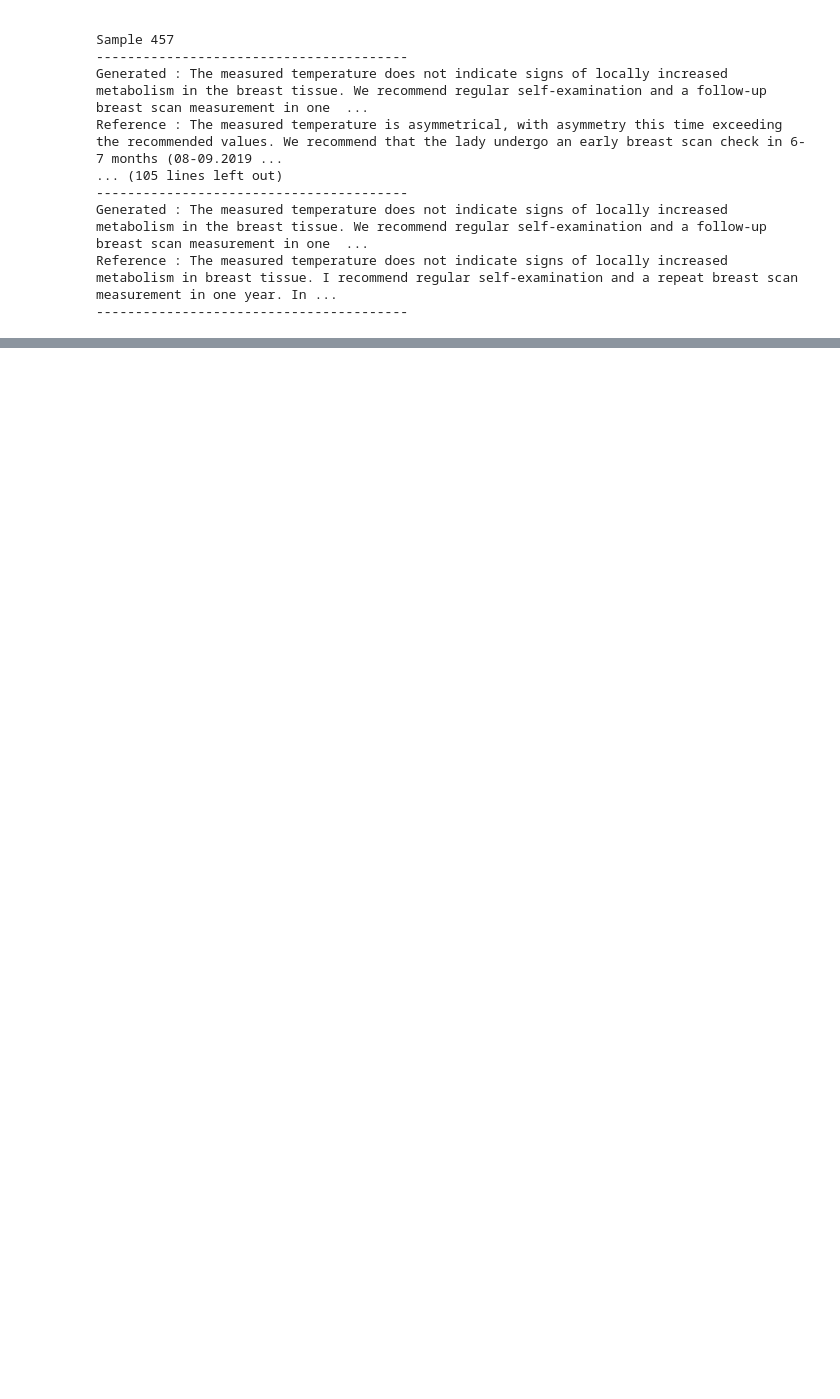
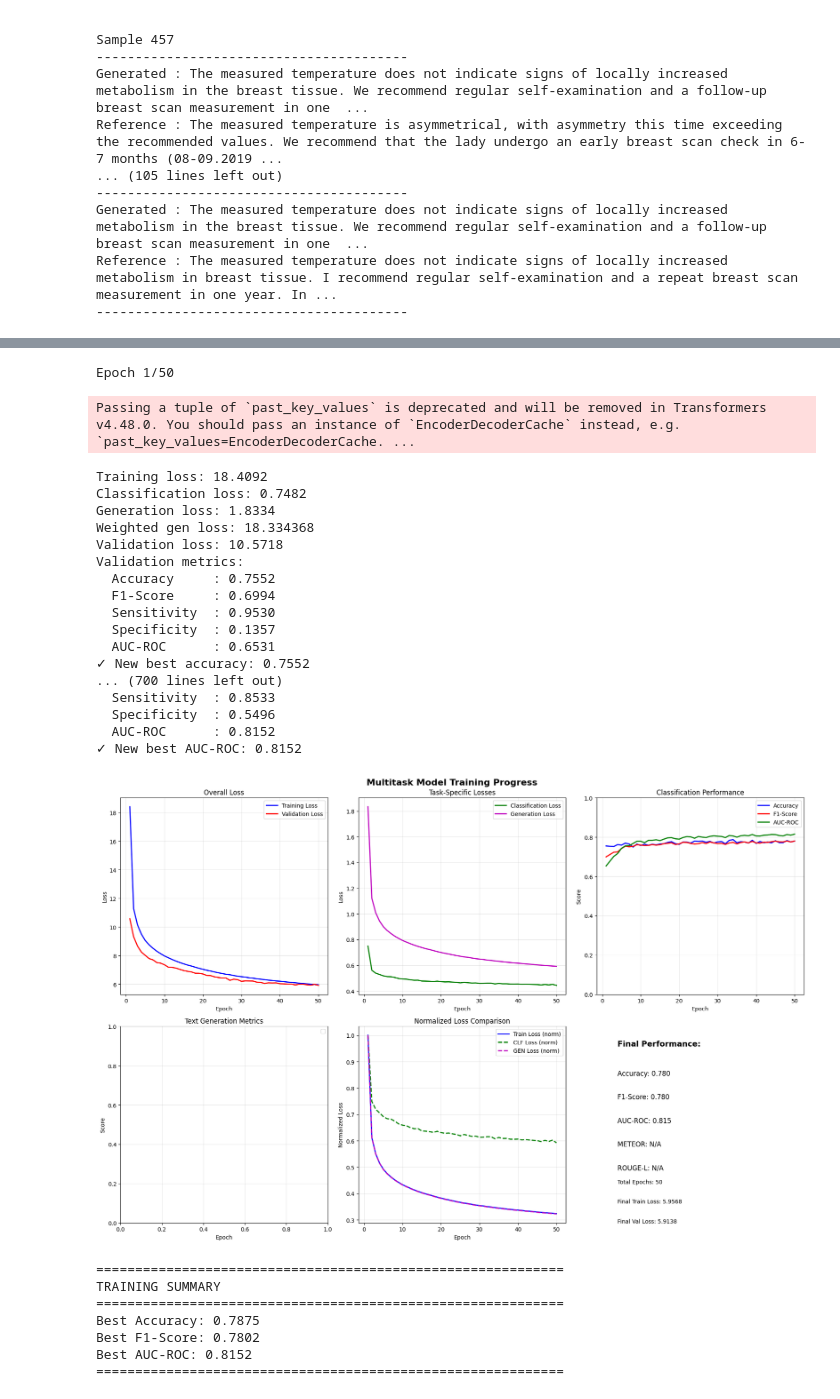
Before and after one commit to mhairicrooks/MWR-to-Text, a Jupyter notebook: Attention Projections.ipynb, the cells around one changed output, grey strips where cells are left out. Saved outputs shown, nothing was run; the diff lists cells and outputs as text; code cells hidden in the pictures; blank space fills up the shorter version.

```diff
--- a/Attention Projections.ipynb
+++ b/Attention Projections.ipynb
@@ -320,0 +411,9 @@ Reference : The measured temperature does not indicate signs of locally increase
+# %%
+tokenizer, train_loader, val_loader, test_loader, model, optimizer, device = create_experiment_pipeline(
+    train_df, val_df, test_df,
+    projection_mode='attention',
+    projection_type='attention',
+    use_minimal_text=False,
+    batch_size=32,
+    learning_rate=5e-5
+)
@@ -320,0 +432,32 @@ Reference : The measured temperature does not indicate signs of locally increase
+# %%
+best_accuracy, best_f1, best_auc, best_meteor, best_rougeL = train_and_validate_model_with_meteor_rouge(
+    model, train_loader, val_loader, optimizer, device, tokenizer, num_epochs=50, meteor_every=100
+)
+# %% [output]
+Epoch 1/50
+Passing a tuple of `past_key_values` is deprecated and will be removed in Transformers v4.48.0. You should pass an instance of `EncoderDecoderCache` instead, e.g. `past_key_values=EncoderDecoderCache. ...
+Training loss: 18.4092
+Classification loss: 0.7482
+Generation loss: 1.8334
+Weighted gen loss: 18.334368
+Validation loss: 10.5718
+Validation metrics:
+  Accuracy     : 0.7552
+  F1-Score     : 0.6994
+  Sensitivity  : 0.9530
+  Specificity  : 0.1357
+  AUC-ROC      : 0.6531
+✓ New best accuracy: 0.7552
+... (700 lines left out)
+  Sensitivity  : 0.8533
+  Specificity  : 0.5496
+  AUC-ROC      : 0.8152
+✓ New best AUC-ROC: 0.8152
+[figure, added]
+============================================================
+TRAINING SUMMARY
+============================================================
+Best Accuracy: 0.7875
+Best F1-Score: 0.7802
+Best AUC-ROC: 0.8152
+============================================================
```
Also changed, not shown: parts of 7 cells of this notebook, 4 other files.
